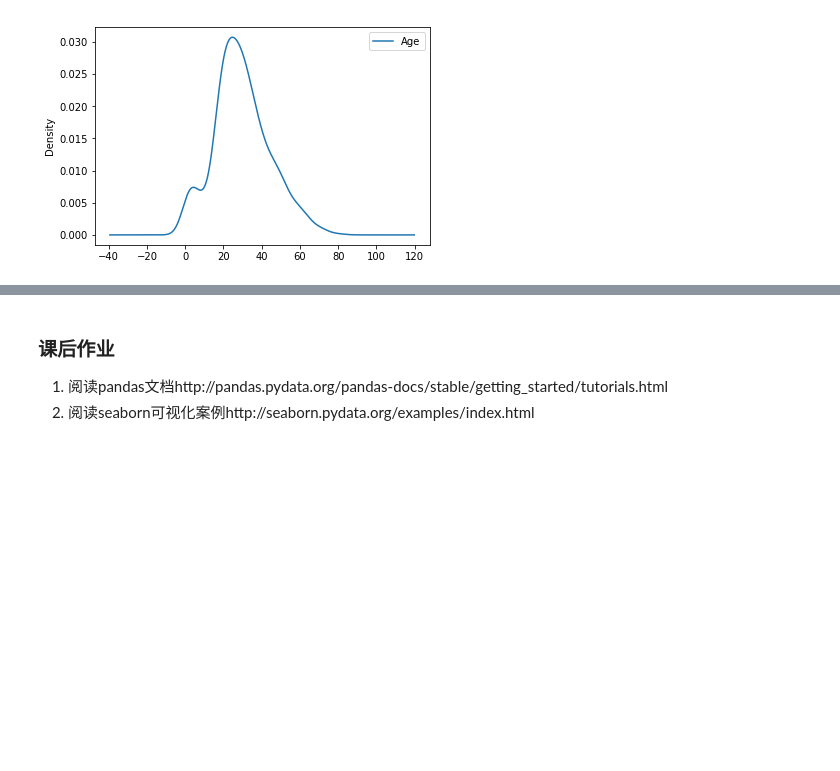
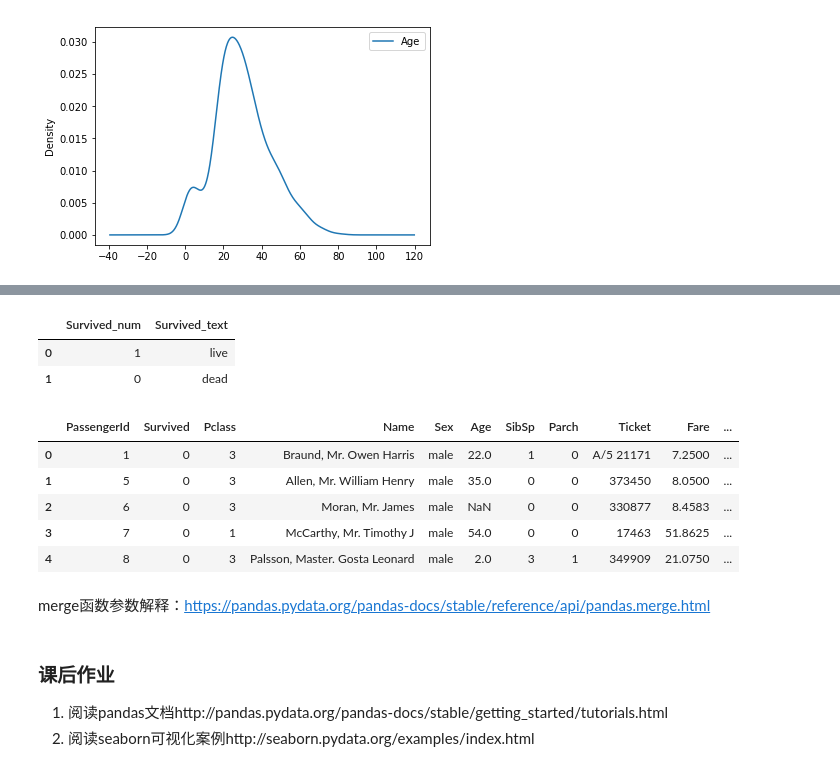
Before and after one commit to LmYjQ/pythonIntro, a Jupyter notebook: 第四课：pandas处理表格数据.ipynb, the cells around one changed output, grey strips where cells are left out. Drawn from its saved outputs; the diff is of its cells as text; code cells hidden in the pictures; blank space fills up the shorter version.

```diff
--- a/第四课：pandas处理表格数据.ipynb
+++ b/第四课：pandas处理表格数据.ipynb
@@ -242,0 +342,6 @@ df.plot.kde(y='Age')
+# %%
+df["Fare_Pclass"] = df.groupby(['Pclass'])["Fare"].transform('sum')
+df["Fare_Pclass_Sex"] = df.groupby(['Pclass','Sex'])["Fare"].transform('sum')
+
+df["Percent_of_Fare"] = df["Fare_Pclass_Sex"] / df["Fare_Pclass"]
+df.head()
@@ -243,3 +360,22 @@ df.plot.kde(y='Age')
+# %%
+df_text = pd.DataFrame({'Survived_num':[1,0],'Survived_text':['live','dead']})
+df_text
+# %% [output]
+|  | Survived_num | Survived_text |
+| 0 | 1 | live |
+| 1 | 0 | dead |
+# %%
+df_merge = pd.merge(df,df_text,how='inner',left_on='Survived',right_on='Survived_num')
+df_merge.head()
+# %% [output]
+|  | PassengerId | Survived | Pclass | Name | Sex | Age | SibSp | Parch | Ticket | Fare | ... |
+| 0 | 1 | 0 | 3 | Braund, Mr. Owen Harris | male | 22.0 | 1 | 0 | A/5 21171 | 7.2500 | ... |
+| 1 | 5 | 0 | 3 | Allen, Mr. William Henry | male | 35.0 | 0 | 0 | 373450 | 8.0500 | ... |
+| 2 | 6 | 0 | 3 | Moran, Mr. James | male | NaN | 0 | 0 | 330877 | 8.4583 | ... |
+| 3 | 7 | 0 | 1 | McCarthy, Mr. Timothy J | male | 54.0 | 0 | 0 | 17463 | 51.8625 | ... |
+| 4 | 8 | 0 | 3 | Palsson, Master. Gosta Leonard | male | 2.0 | 3 | 1 | 349909 | 21.0750 | ... |
+# %% [markdown]
+merge函数参数解释：https://pandas.pydata.org/pandas-docs/stable/reference/api/pandas.merge.html
 # %% [markdown]
 ### 课后作业
 1. 阅读pandas文档http://pandas.pydata.org/pandas-docs/stable/getting_started/tutorials.html
```
Also changed, not shown: parts of 20 cells of this notebook.
